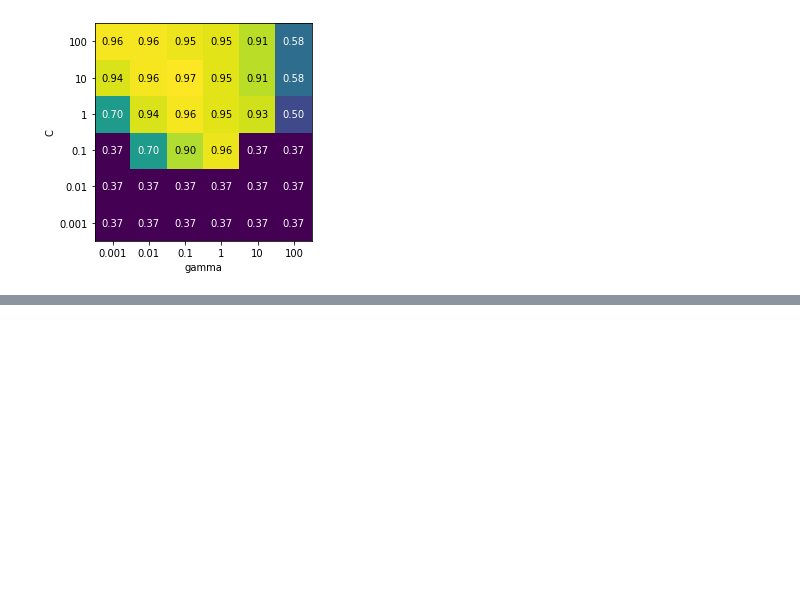
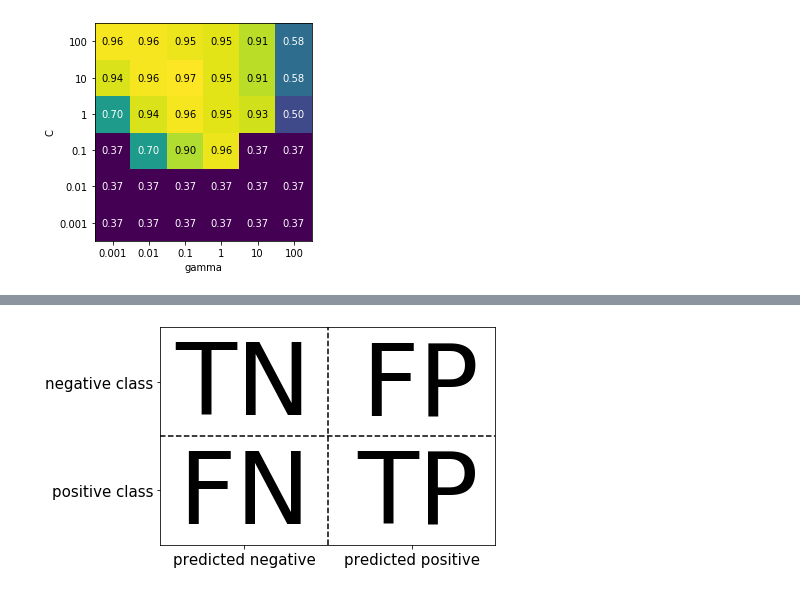
Before and after one commit to Rimo1129/practice_of_ml, a Jupyter notebook: Chp5/practice_chp5.ipynb, the cells around one changed output, grey strips where cells are left out. Saved outputs shown, nothing was run; the diff lists cells and outputs as text; code cells hidden in the pictures; blank space fills up the shorter version.

```diff
--- a/Chp5/practice_chp5.ipynb
+++ b/Chp5/practice_chp5.ipynb
@@ -322,0 +464,4 @@ param_grid_linear = {'C': np.linspace(1,2,6), 'gamma': np.linspace(1,2,6)}
+# %%
+mglearn.plots.plot_binary_confusion_matrix()
+# %% [output]
+[figure, added]
```
Also changed, not shown: parts of 50 cells of this notebook.
